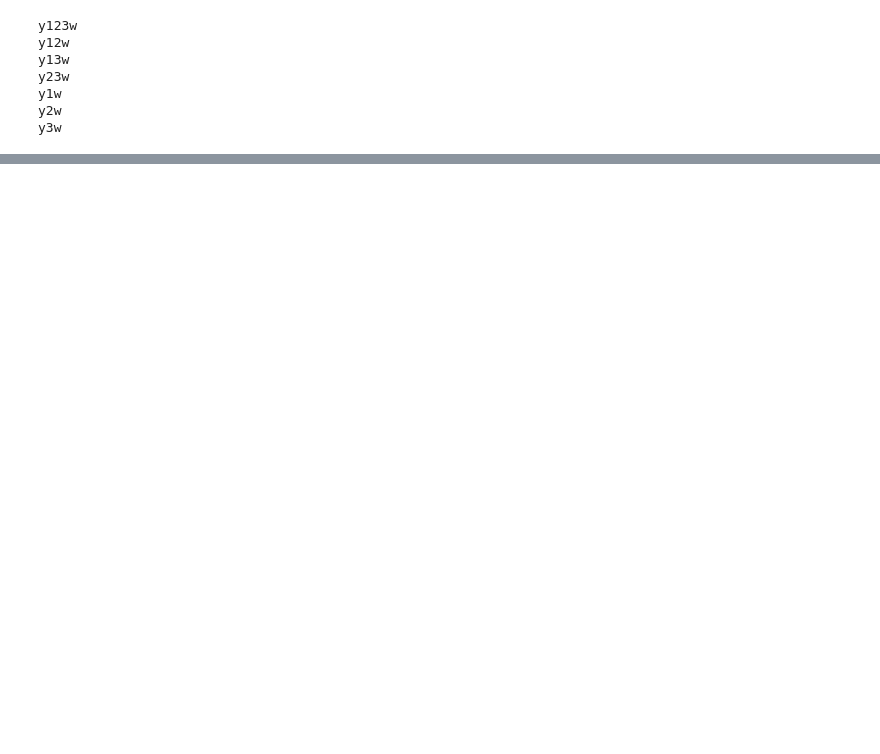
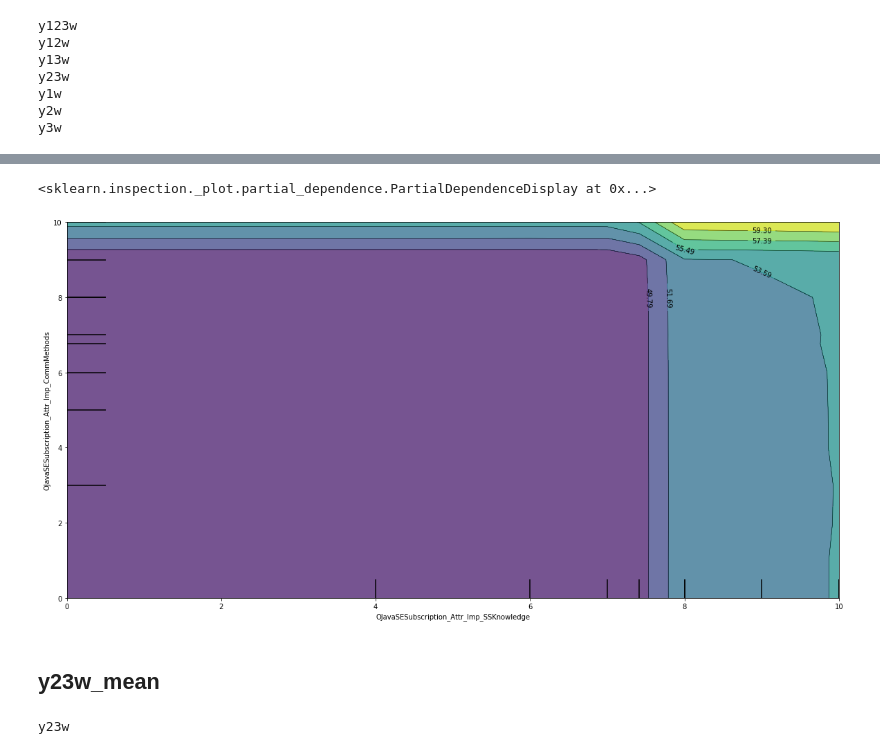
Before and after one commit to liouviaglou/JavaSE_202007, a Jupyter notebook: scripts/random_forest.ipynb, the cells around one changed output, grey strips where cells are left out. Cells and saved outputs as stored; diff of their text form; code cells hidden in the pictures; blank space fills up the shorter version.

```diff
--- a/scripts/random_forest.ipynb
+++ b/scripts/random_forest.ipynb
@@ -680,0 +749,54 @@ grp_y_mean_results_w.sort_values('accuracy', ascending=False)
+# %%
+features = [('OJavaSESubscription_Attr_Imp_SSKnowledge',
+            'OJavaSESubscription_Attr_Imp_CommMethods')]
+plot_partial_dependence(clf, X_train, features)
+# %% [output]
+<sklearn.inspection._plot.partial_dependence.PartialDependenceDisplay at 0x...>
+[figure, added]
+# %% [markdown]
+## y23w_mean
+# %%
+# y2_mean
+# y2w_mean
+
+y_list_list = [[y1w_list + y2w_list + y3w_list],
+              [y1w_list + y2w_list],
+              [y1w_list + y3w_list],
+              [y2w_list + y3w_list],
+               y1w_list,
+               y2w_list,
+               y3w_list]
+y_list_names = ['y123w', 'y12w','y13w','y23w','y1w','y2w','y3w']
+
+i=3
+
+X_drop = [[y1_list + y2_list + y3_list + x1_list + x2_list + x3_list ],
+          [y1_list + y2_list + x1_list + x2_list],
+          [y1_list + y3_list + x1_list + x3_list],
+          [y2_list + y3_list + x2_list + x3_list],
+           y1_list + x1_list,
+           y2_list + x2_list,
+           y3_list + x3_list]
+
+
+y_funct = 'mean'
+print(y_list_names[i])
+
+clf,MeanAbsoluteError, accuracy, y_na, varimp0, varimp1, varimp2, X_drop  = rf_pipe (
+               mod_df = modw_df,
+               y_list = y_list, # list of response variables, if len()>1, these will be summed or meaned
+               X_list = catg_dummy_list + cont_dummy_list + dummy0_dummy_list,
+               y_funct = y_funct, # either None, 'sum' or 'mean'. Must be one of non-None if len(y_list)>1
+               X_drop = X_drop[i], # list of additional predictors to drop
+               imp_filename = '../data/output/temp.csv')
+
+X = modw_df.drop(y_list, axis=1, errors='ignore')
+X = X[X_list]
+X = X.drop(x2_list, axis=1, errors='ignore')
+X = X.drop(y2_list, axis=1, errors='ignore')
+X = X.drop(x3_list, axis=1, errors='ignore')
+X = X.drop(y3_list, axis=1, errors='ignore')
+X = X.fillna(X.mean())
+X_train, X_test = train_test_split(X, random_state=0)
+# %% [output]
+y23w
```
Also changed, not shown: parts of 39 cells of this notebook, 3 other files.
